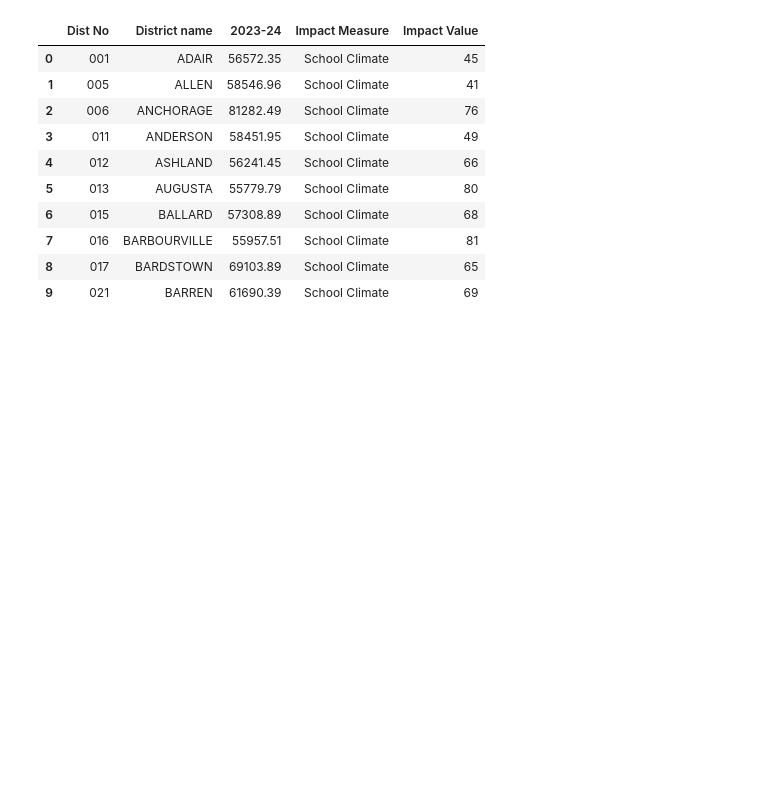
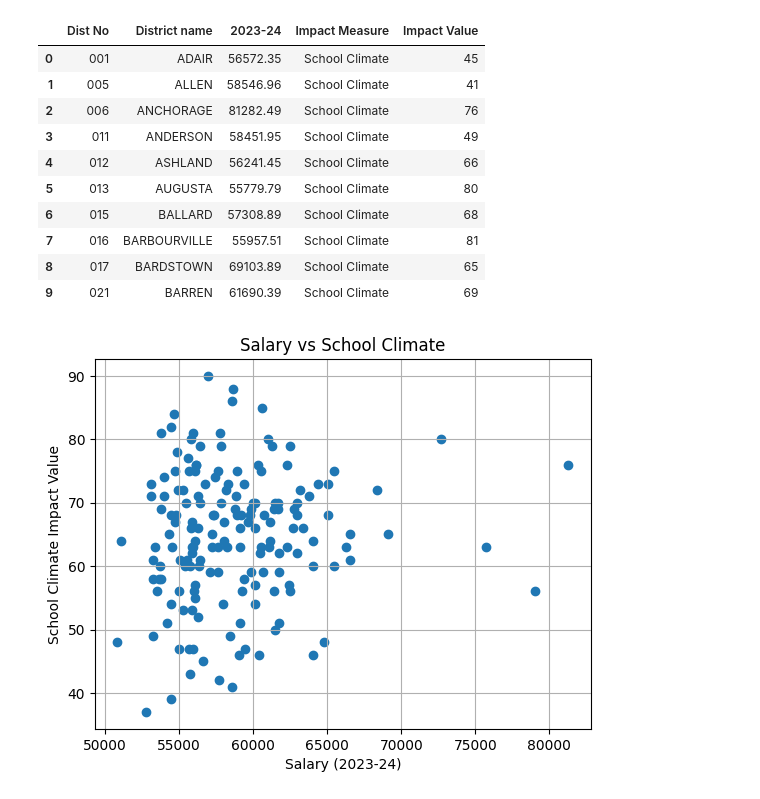
Before and after one commit to LucyHCollins/Teacher_Turnover, a Jupyter notebook: Teacher_Turnover.ipynb, the cells around one changed output. Saved outputs shown, nothing was run; the diff lists cells and outputs as text; code cells hidden in the pictures; blank space fills up the shorter version.

```diff
--- a/Teacher_Turnover.ipynb
+++ b/Teacher_Turnover.ipynb
@@ -340,3 +381,12 @@ result_climate.head(10)
 | 9 | 021 | BARREN | 61690.39 | School Climate | 69 |
 # %%
 result_climate.to_csv("combined_salary_climate.csv", index=False)
+# %%
+plt.scatter(result_climate['2023-24'], result_climate['Impact Value'])
+plt.title('Salary vs School Climate')
+plt.xlabel('Salary (2023-24)')
+plt.ylabel('School Climate Impact Value')
+plt.grid(True)
+plt.show()
+# %% [output]
+[figure, added]
```
Also changed, not shown: parts of 4 cells of this notebook, 1 other file.
